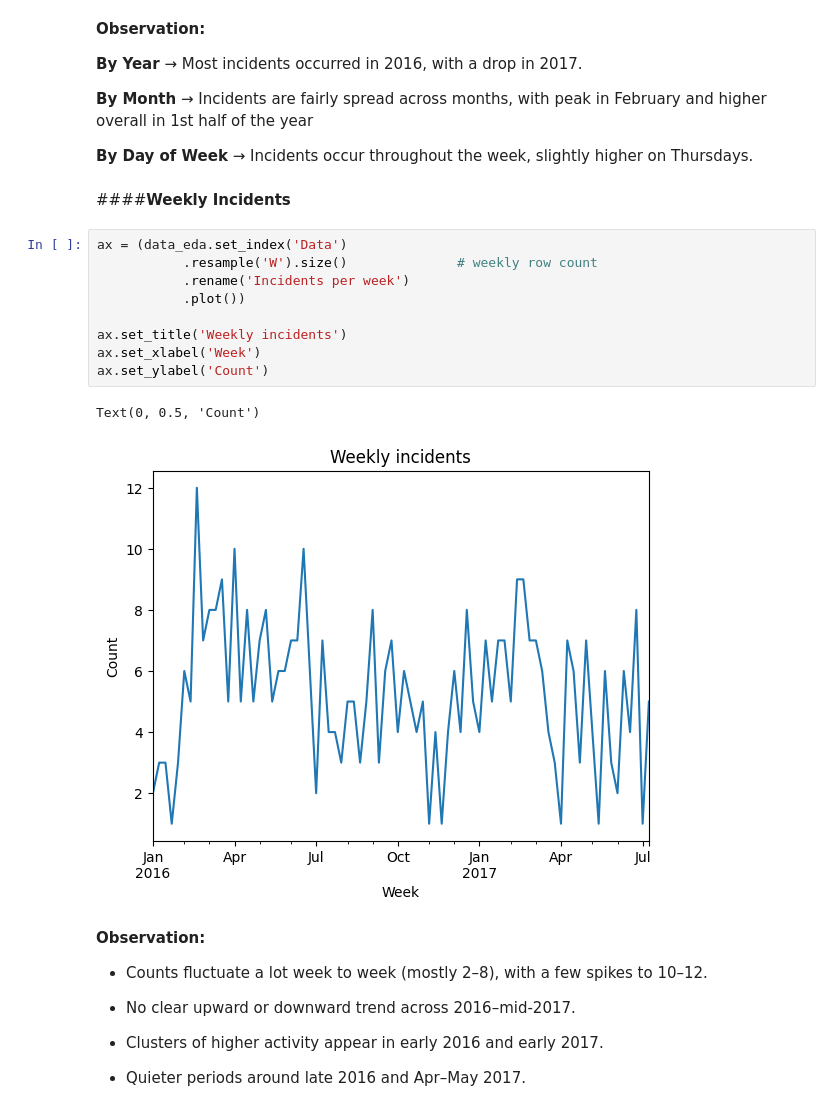
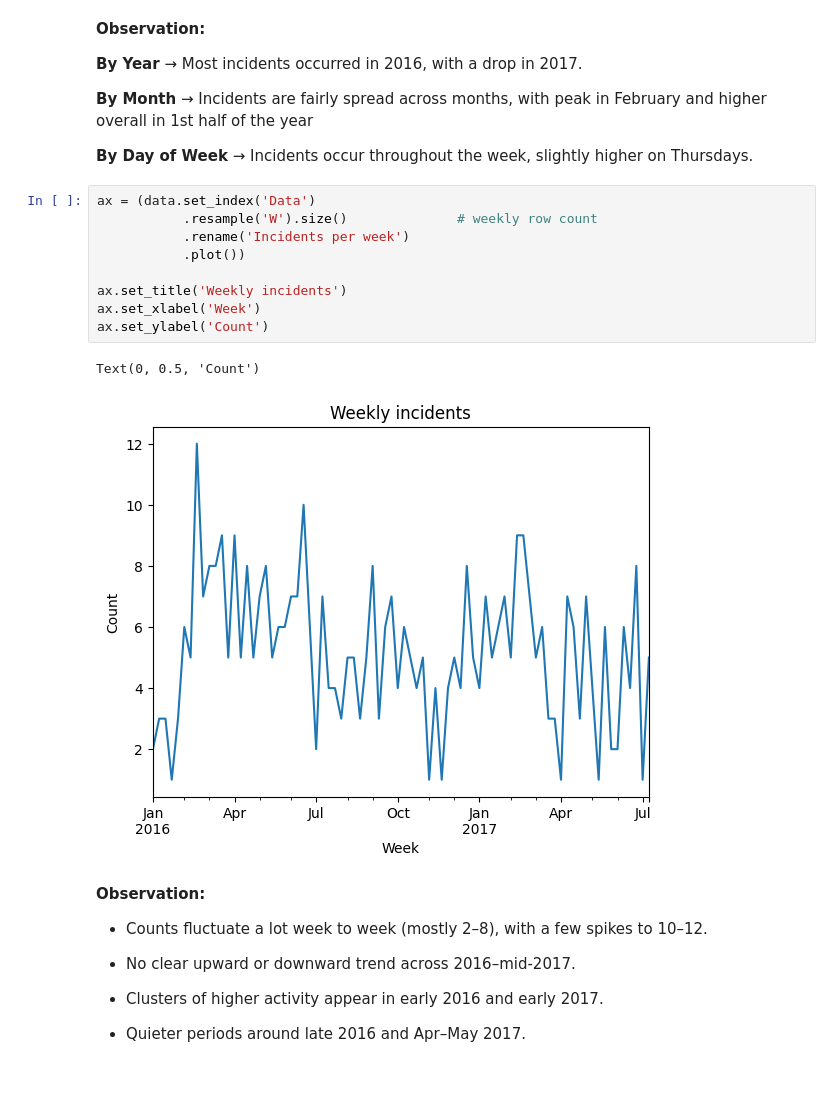
Before and after one commit to debosree1234/DeboSpringBoot, a Jupyter notebook: NLPChatbot.ipynb, the cells around one changed output. Saved outputs shown, nothing was run; the diff lists cells and outputs as text; blank space fills up the shorter version.

```diff
--- a/NLPChatbot.ipynb
+++ b/NLPChatbot.ipynb
@@ -534,20 +501,18 @@ by_dow = holoviews.Bars(
 **By Month** → Incidents are fairly spread across months, with peak in February and higher overall in 1st half of the year
 
 **By Day of Week** → Incidents occur throughout the week, slightly higher on Thursdays.
-# %% [markdown]
-####**Weekly Incidents**
 # %%
-ax = (data_eda.set_index('Data')
+ax = (data.set_index('Data')
            .resample('W').size()              # weekly row count
            .rename('Incidents per week')
            .plot())
 
 ax.set_title('Weekly incidents')
 ax.set_xlabel('Week')
 ax.set_ylabel('Count')
 # %% [output]
 Text(0, 0.5, 'Count')
-[figure, old version]
+[figure, new version]
 # %% [markdown]
 **Observation:**
 
```
Also changed, not shown: parts of 35 cells of this notebook.
